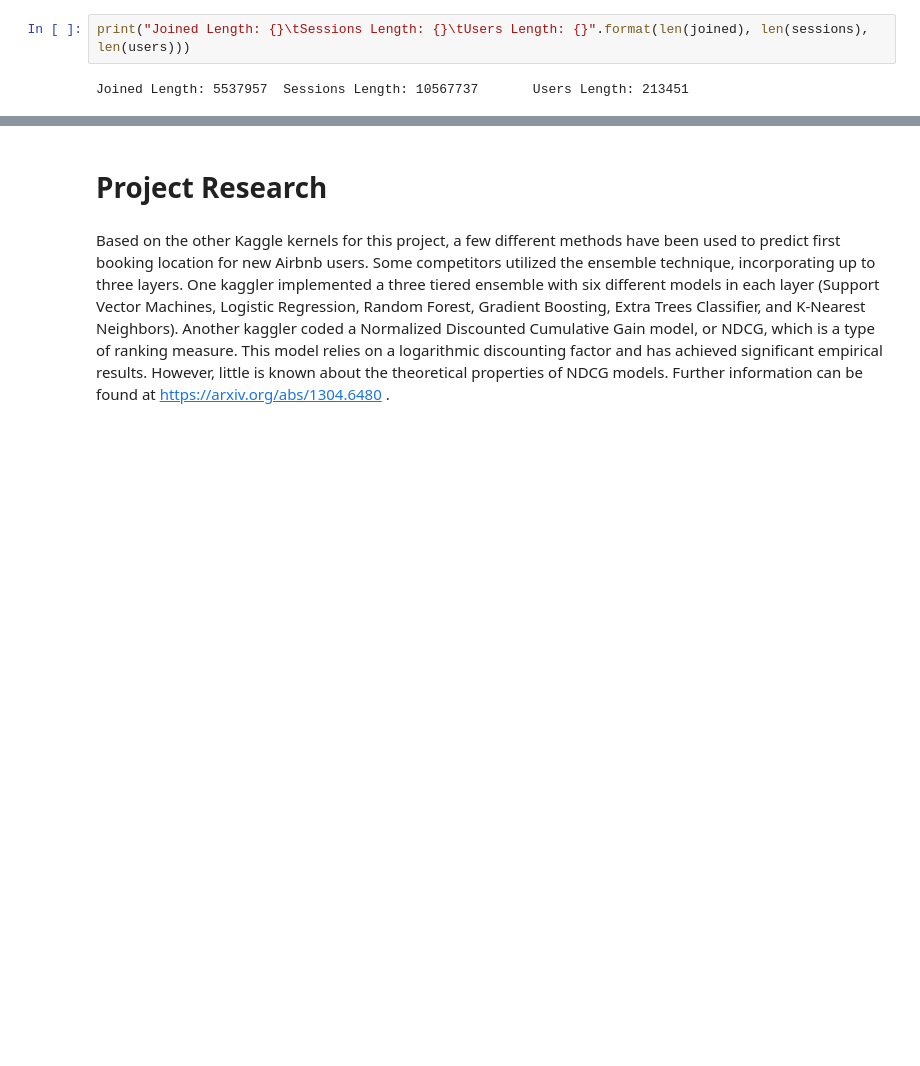
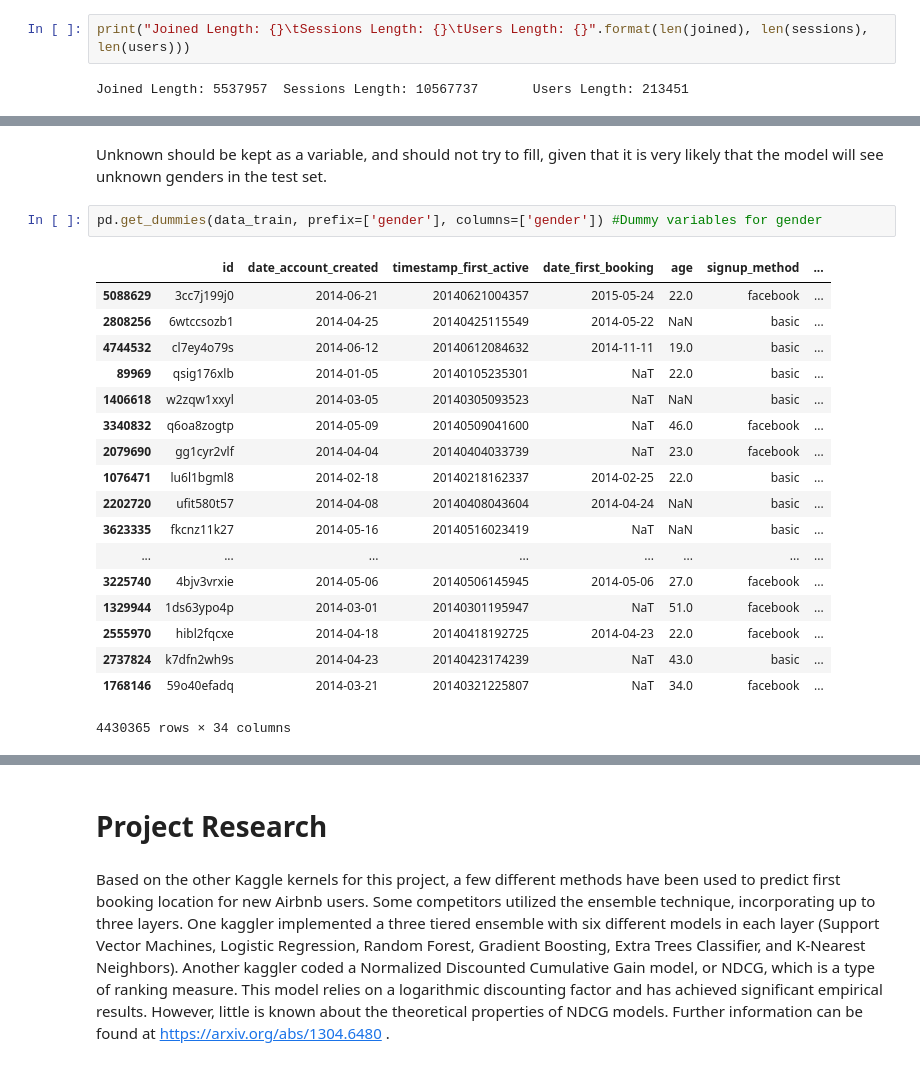
Before and after one commit to broad32/Project, a Jupyter notebook: Project.ipynb, the cells around one changed output, grey strips where cells are left out. Saved outputs shown, nothing was run; the diff lists cells and outputs as text; blank space fills up the shorter version.

```diff
--- a/Project.ipynb
+++ b/Project.ipynb
@@ -197,0 +305,23 @@ joined['day_of_week_1stbook'] = joined.date_first_booking.dt.weekday #Create ind
+# %% [markdown]
+Unknown should be kept as a variable, and should not try to fill, given that it is very likely that the model will see unknown genders in the test set.
+# %%
+pd.get_dummies(data_train, prefix=['gender'], columns=['gender']) #Dummy variables for gender
+# %% [output]
+|  | id | date_account_created | timestamp_first_active | date_first_booking | age | signup_method | ... |
+| 5088629 | 3cc7j199j0 | 2014-06-21 | 20140621004357 | 2015-05-24 | 22.0 | facebook | ... |
+| 2808256 | 6wtccsozb1 | 2014-04-25 | 20140425115549 | 2014-05-22 | NaN | basic | ... |
+| 4744532 | cl7ey4o79s | 2014-06-12 | 20140612084632 | 2014-11-11 | 19.0 | basic | ... |
+| 89969 | qsig176xlb | 2014-01-05 | 20140105235301 | NaT | 22.0 | basic | ... |
+| 1406618 | w2zqw1xxyl | 2014-03-05 | 20140305093523 | NaT | NaN | basic | ... |
+| 3340832 | q6oa8zogtp | 2014-05-09 | 20140509041600 | NaT | 46.0 | facebook | ... |
+| 2079690 | gg1cyr2vlf | 2014-04-04 | 20140404033739 | NaT | 23.0 | facebook | ... |
+| 1076471 | lu6l1bgml8 | 2014-02-18 | 20140218162337 | 2014-02-25 | 22.0 | basic | ... |
+| 2202720 | ufit580t57 | 2014-04-08 | 20140408043604 | 2014-04-24 | NaN | basic | ... |
+| 3623335 | fkcnz11k27 | 2014-05-16 | 20140516023419 | NaT | NaN | basic | ... |
+| ... | ... | ... | ... | ... | ... | ... | ... |
+| 3225740 | 4bjv3vrxie | 2014-05-06 | 20140506145945 | 2014-05-06 | 27.0 | facebook | ... |
+| 1329944 | 1ds63ypo4p | 2014-03-01 | 20140301195947 | NaT | 51.0 | facebook | ... |
+| 2555970 | hibl2fqcxe | 2014-04-18 | 20140418192725 | 2014-04-23 | 22.0 | facebook | ... |
+| 2737824 | k7dfn2wh9s | 2014-04-23 | 20140423174239 | NaT | 43.0 | basic | ... |
+| 1768146 | 59o40efadq | 2014-03-21 | 20140321225807 | NaT | 34.0 | facebook | ... |
+4430365 rows × 34 columns
```
Also changed, not shown: parts of 34 cells of this notebook.
